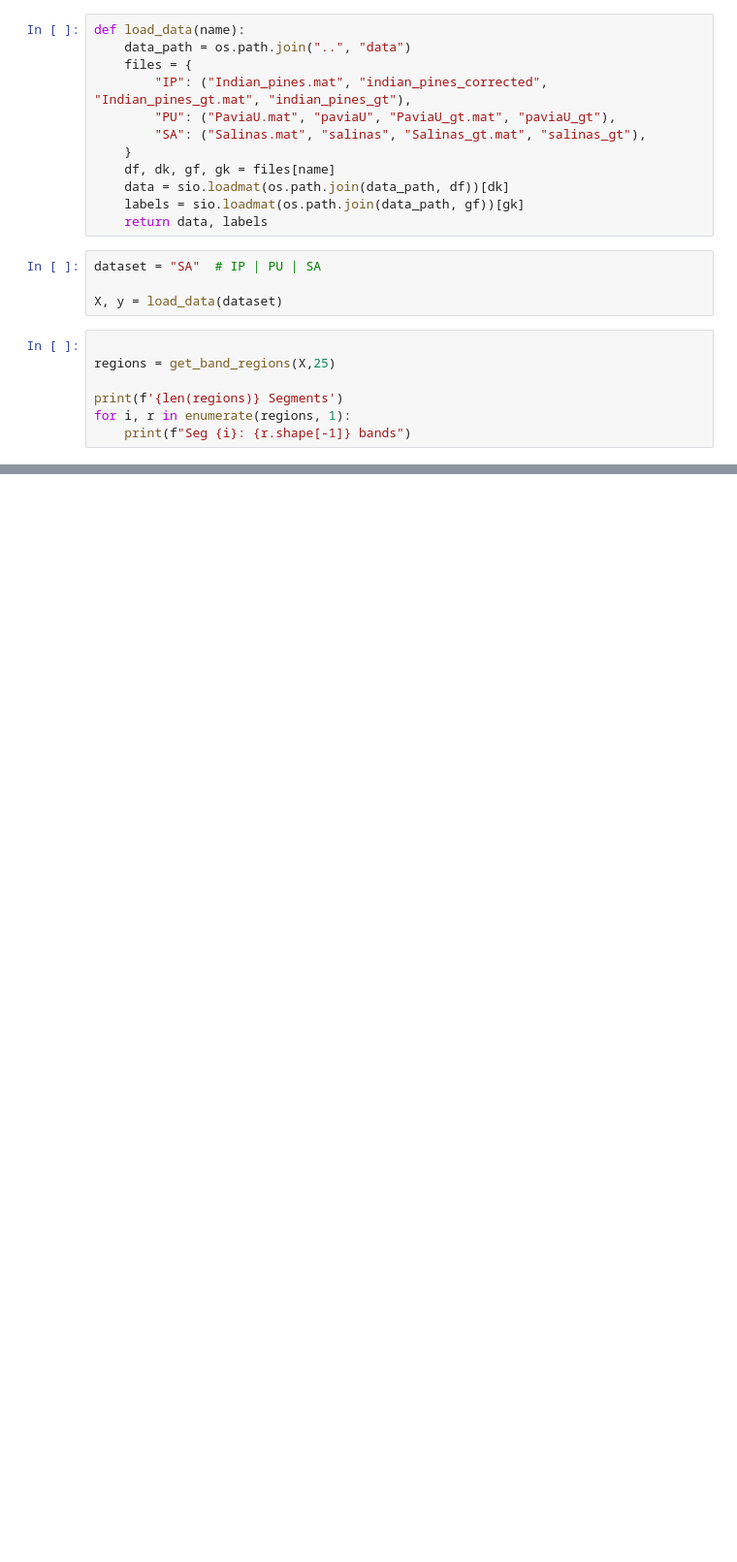
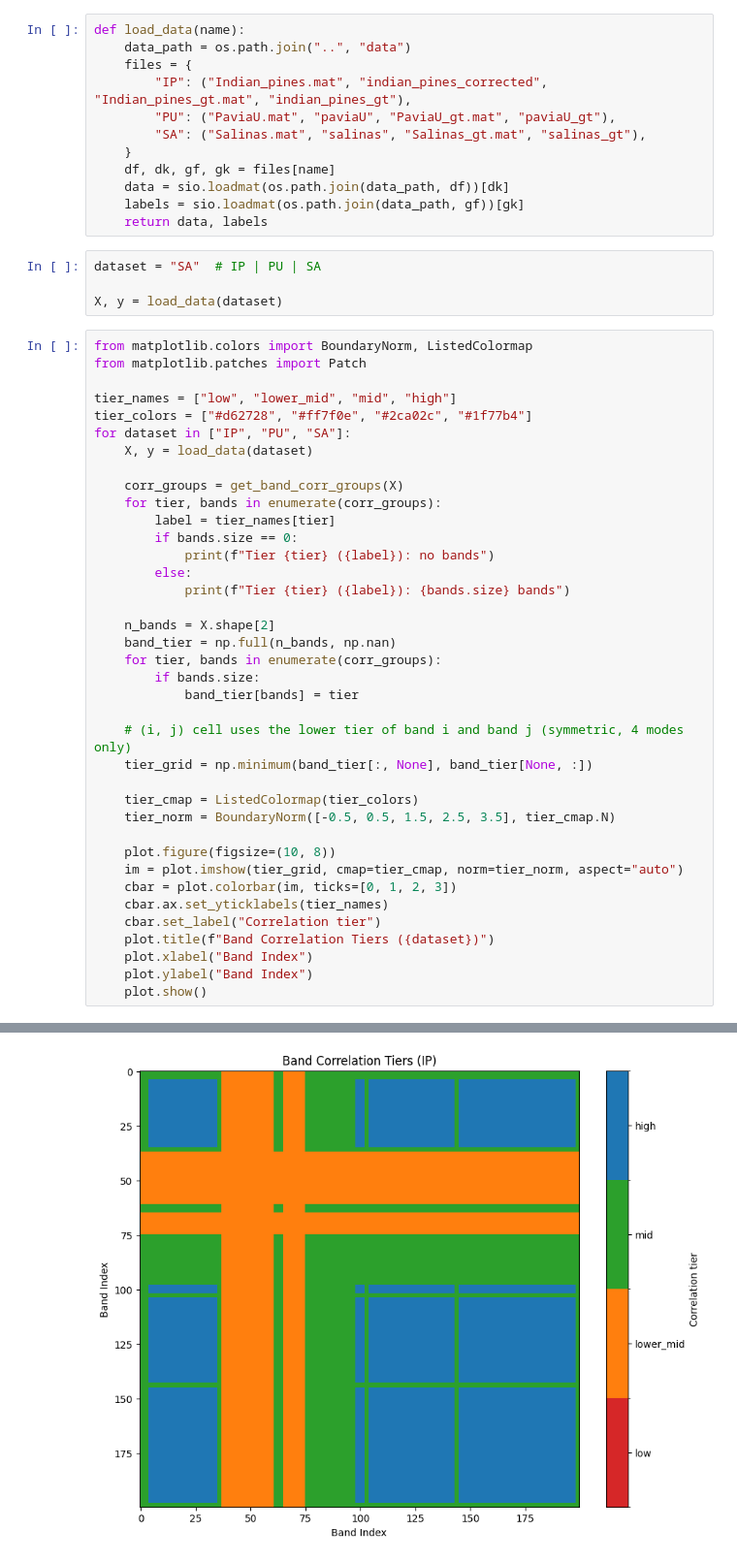
Before and after one commit to bigSmoke2no9/HSI-Thesis, a Jupyter notebook: notebooks/auto_band_segmentation.ipynb, the cells around one changed output, grey strips where cells are left out. Shown at 97% size. Saved outputs shown, nothing was run; the diff lists cells and outputs as text; blank space fills up the shorter version.

```diff
--- a/notebooks/auto_band_segmentation.ipynb
+++ b/notebooks/auto_band_segmentation.ipynb
@@ -25,10 +27,41 @@ dataset = "SA"  # IP | PU | SA
 
 X, y = load_data(dataset)
 # %%
+from matplotlib.colors import BoundaryNorm, ListedColormap
+from matplotlib.patches import Patch
 
-regions = get_band_regions(X,25)
+tier_names = ["low", "lower_mid", "mid", "high"]
+tier_colors = ["#d62728", "#ff7f0e", "#2ca02c", "#1f77b4"]
+for dataset in ["IP", "PU", "SA"]:
+    X, y = load_data(dataset)
 
-print(f'{len(regions)} Segments')
-for i, r in enumerate(regions, 1):
-    print(f"Seg {i}: {r.shape[-1]} bands")
+    corr_groups = get_band_corr_groups(X)
+    for tier, bands in enumerate(corr_groups):
+        label = tier_names[tier]
+        if bands.size == 0:
+            print(f"Tier {tier} ({label}): no bands")
+        else:
+            print(f"Tier {tier} ({label}): {bands.size} bands")
+
+    n_bands = X.shape[2]
+    band_tier = np.full(n_bands, np.nan)
+    for tier, bands in enumerate(corr_groups):
+        if bands.size:
+            band_tier[bands] = tier
+
+    # (i, j) cell uses the lower tier of band i and band j (symmetric, 4 modes only)
+    tier_grid = np.minimum(band_tier[:, None], band_tier[None, :])
+
+    tier_cmap = ListedColormap(tier_colors)
+    tier_norm = BoundaryNorm([-0.5, 0.5, 1.5, 2.5, 3.5], tier_cmap.N)
+
+    plot.figure(figsize=(10, 8))
+    im = plot.imshow(tier_grid, cmap=tier_cmap, norm=tier_norm, aspect="auto")
+    cbar = plot.colorbar(im, ticks=[0, 1, 2, 3])
+    cbar.ax.set_yticklabels(tier_names)
+    cbar.set_label("Correlation tier")
+    plot.title(f"Band Correlation Tiers ({dataset})")
+    plot.xlabel("Band Index")
+    plot.ylabel("Band Index")
+    plot.show()
 # %% [output]
@@ -38,0 +72 @@ Seg 3: 121 bands
+[figure, added]
```
Also changed, not shown: parts of 2 cells of this notebook, 6 other files.
